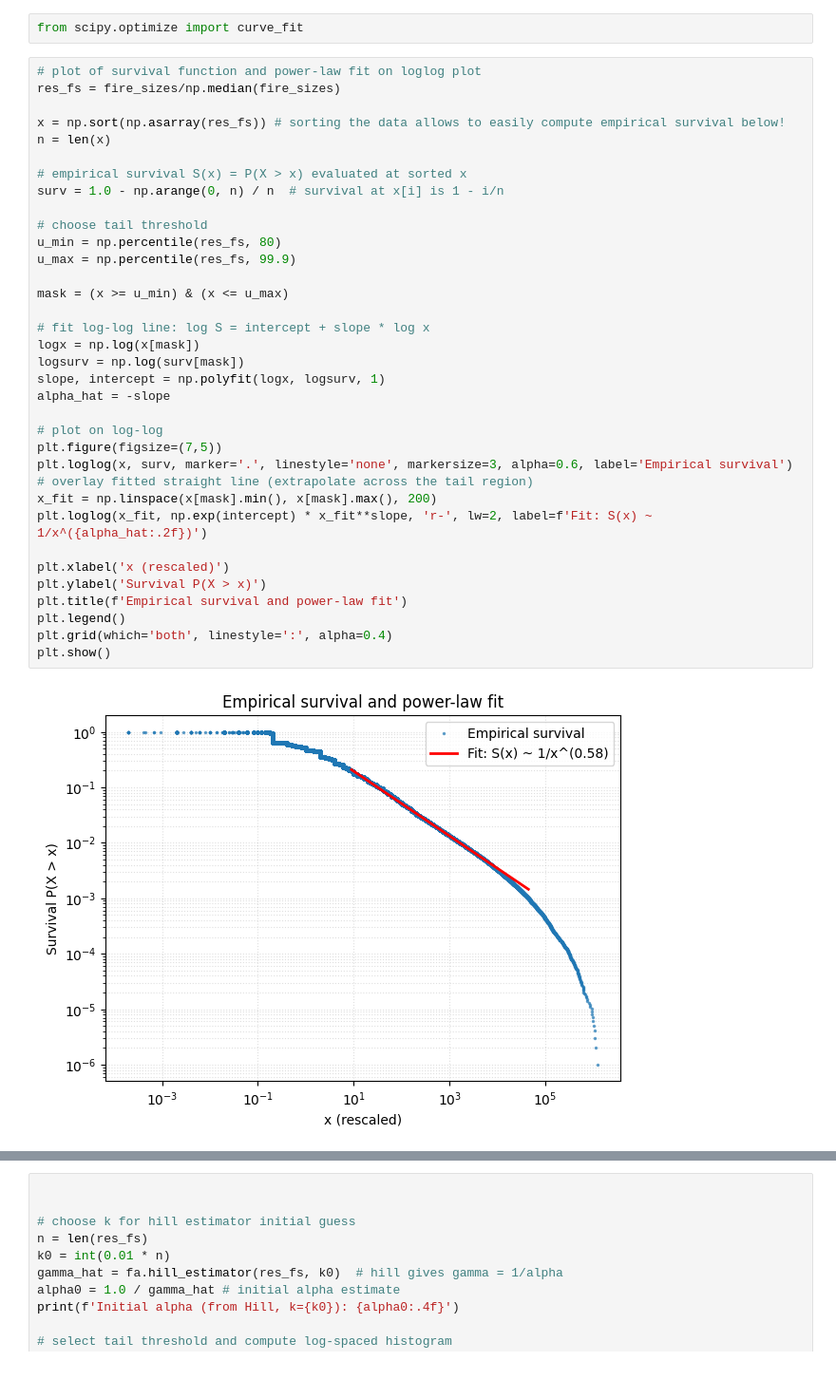
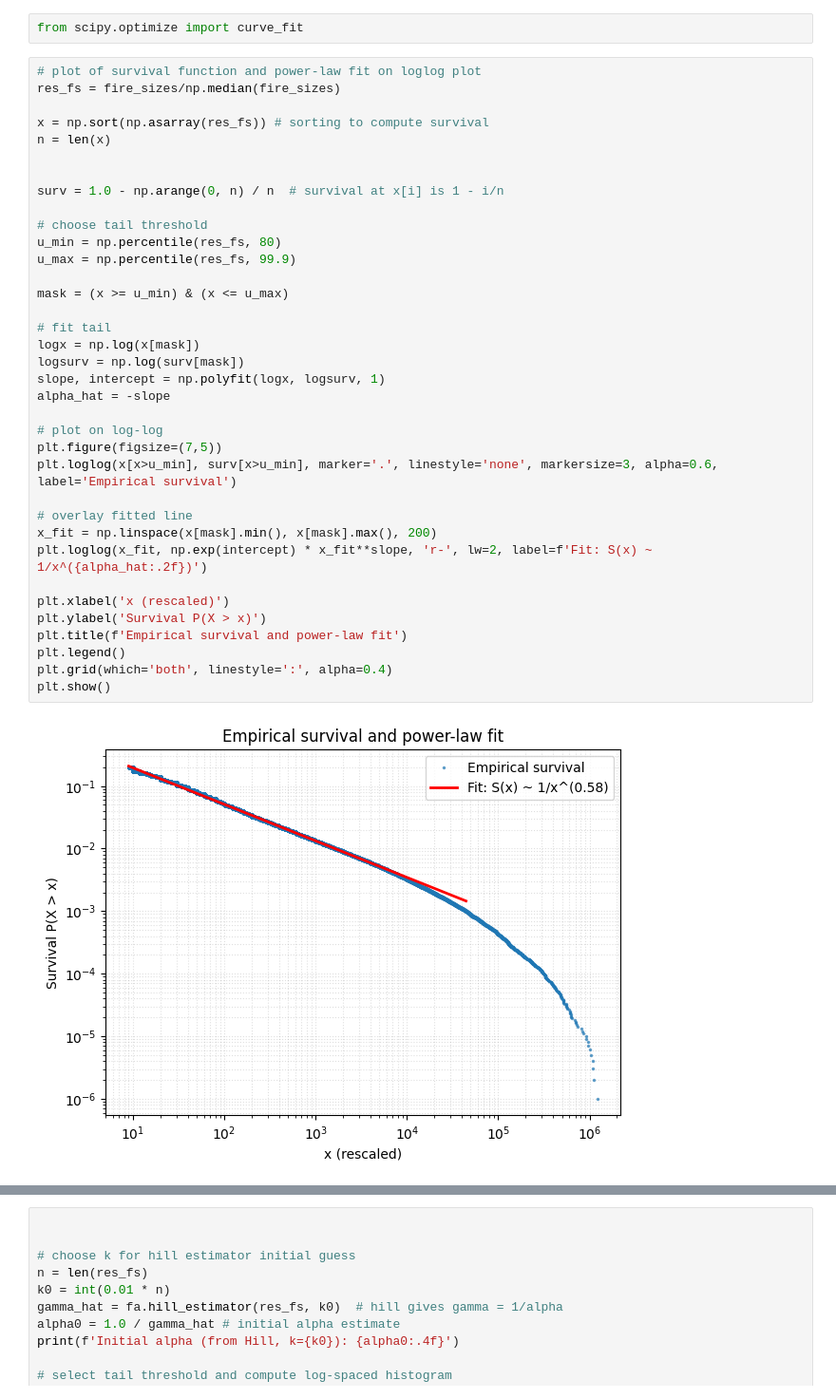
Before and after one commit to LoreAmato/simul_agg_loss, a Jupyter notebook: fire_analysis.ipynb, the cells around one changed output, grey strips where cells are left out. Shown at 95% size. Drawn from its saved outputs; the diff is of its cells as text.

```diff
--- a/fire_analysis.ipynb
+++ b/fire_analysis.ipynb
@@ -124,36 +124,37 @@ from scipy.optimize import curve_fit
 # plot of survival function and power-law fit on loglog plot
 res_fs = fire_sizes/np.median(fire_sizes)
 
-x = np.sort(np.asarray(res_fs)) # sorting the data allows to easily compute empirical survival below!
+x = np.sort(np.asarray(res_fs)) # sorting to compute survival
 n = len(x)
 
-# empirical survival S(x) = P(X > x) evaluated at sorted x
+
 surv = 1.0 - np.arange(0, n) / n  # survival at x[i] is 1 - i/n
 
 # choose tail threshold
 u_min = np.percentile(res_fs, 80)
 u_max = np.percentile(res_fs, 99.9)
 
 mask = (x >= u_min) & (x <= u_max)
 
-# fit log-log line: log S = intercept + slope * log x
+# fit tail
 logx = np.log(x[mask])
 logsurv = np.log(surv[mask])
 slope, intercept = np.polyfit(logx, logsurv, 1)
 alpha_hat = -slope
 
 # plot on log-log
 plt.figure(figsize=(7,5))
-plt.loglog(x, surv, marker='.', linestyle='none', markersize=3, alpha=0.6, label='Empirical survival')
-# overlay fitted straight line (extrapolate across the tail region)
+plt.loglog(x[x>u_min], surv[x>u_min], marker='.', linestyle='none', markersize=3, alpha=0.6, label='Empirical survival')
+
+# overlay fitted line
 x_fit = np.linspace(x[mask].min(), x[mask].max(), 200)
 plt.loglog(x_fit, np.exp(intercept) * x_fit**slope, 'r-', lw=2, label=f'Fit: S(x) ~ 1/x^({alpha_hat:.2f})')
 
 plt.xlabel('x (rescaled)')
 plt.ylabel('Survival P(X > x)')
 plt.title(f'Empirical survival and power-law fit')
 plt.legend()
 plt.grid(which='both', linestyle=':', alpha=0.4)
 plt.show()
 # %% [output]
-[figure, old version]
+[figure, new version]
```
Also changed, not shown: parts of 21 cells of this notebook.
